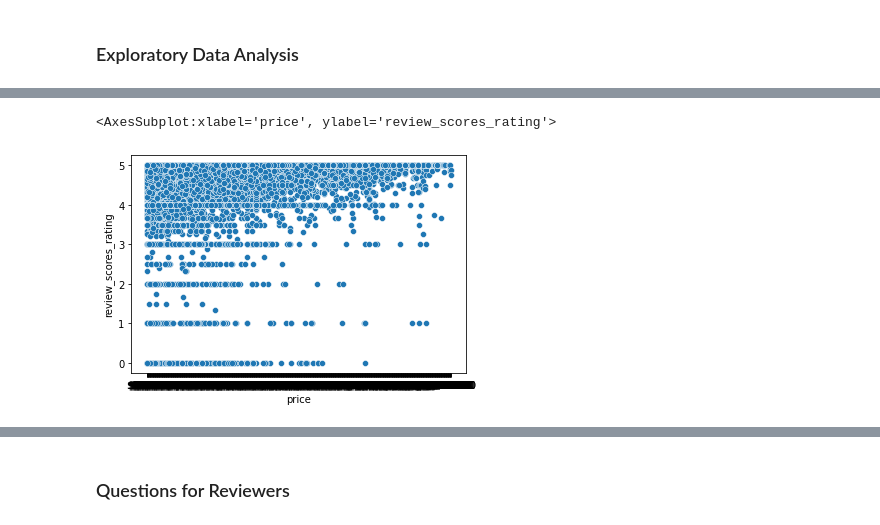
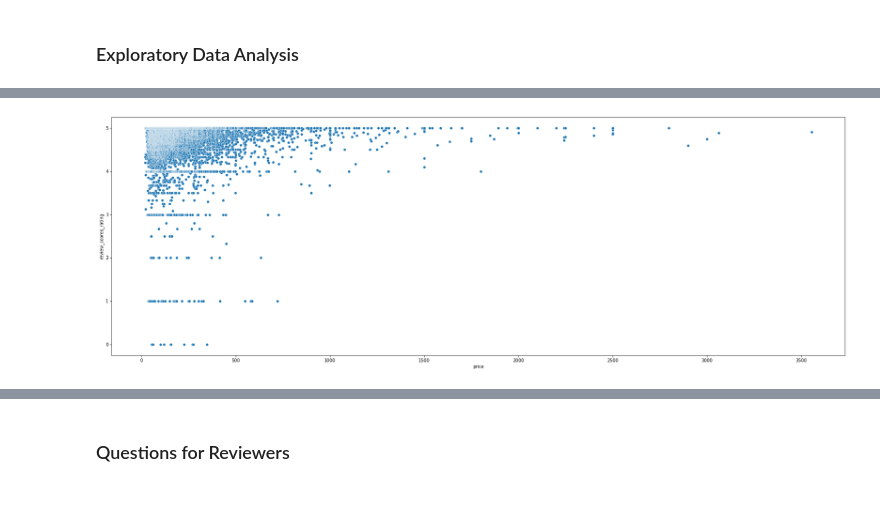
Before and after one commit to michelleli01/info2950-finalproject, a Jupyter notebook: final_project.ipynb, the cells around one changed output, grey strips where cells are left out. Saved outputs shown, nothing was run; the diff lists cells and outputs as text; code cells hidden in the pictures; blank space fills up the shorter version.

Commit message:
nyc_graphs

```diff
--- a/final_project.ipynb
+++ b/final_project.ipynb
@@ -265,0 +303,4 @@ dtype: object
+# %%
+nyc_combined_df = nyc_combined_df.drop(columns = 'listing_id')
+nyc_listings_df = nyc_listings_df.drop([11094, 11095, 11096])
+nyc_combined_df = nyc_combined_df.drop([11094, 11095, 11096])
@@ -502,8 +445,10 @@ nyc_calendar_df.tail()
 # %%
 #x: price, y: reviews
+fig, ax = plt.subplots(figsize=(30, 10))
 sns.scatterplot(data=nyc_listings_df, x=nyc_listings_df["price"], y=nyc_listings_df["review_scores_rating"])
+#plt.xticks(rotation=60)
+plt.show()
 # %% [output]
-<AxesSubplot:xlabel='price', ylabel='review_scores_rating'>
-[figure, old version]
+[figure, new version]
 # %%
 #x: reviews, y: price
```
Also changed, not shown: parts of 45 cells of this notebook.
